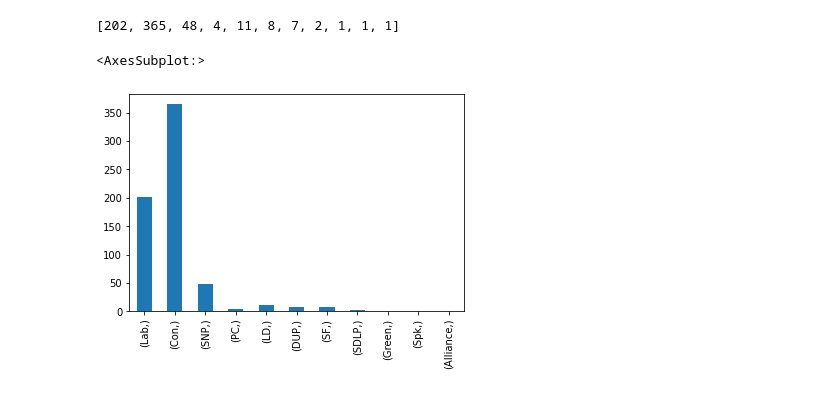
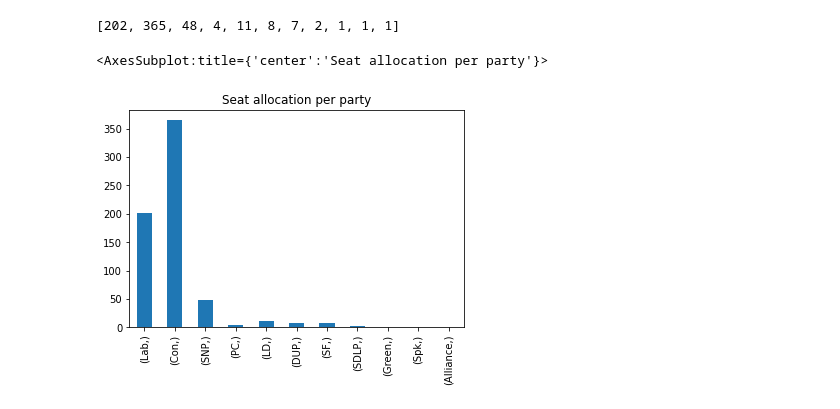
Before and after one commit to alanjones2/Alan-Jones-article-code, a Jupyter notebook: sqlpandas/sqlpandasdb.ipynb, the cells around one changed output. Cells and saved outputs as stored; diff of their text form; code cells hidden in the pictures.

```diff
--- a/sqlpandas/sqlpandasdb.ipynb
+++ b/sqlpandas/sqlpandasdb.ipynb
@@ -93,9 +93,9 @@ partyWinsdb
 # %%
 import pandas as pd
 dfdb = pd.DataFrame(partyWinsdb,partiesdb)
-dfdb.plot.bar(legend=False)
+dfdb.plot.bar(legend=False, title='Seat allocation per party')
 # %% [output]
-<AxesSubplot:>
+<AxesSubplot:title={'center':'Seat allocation per party'}>
-[figure, old version]
+[figure, new version]
 # %%
 conn.close()
```
Also changed, not shown: 1 other file.
